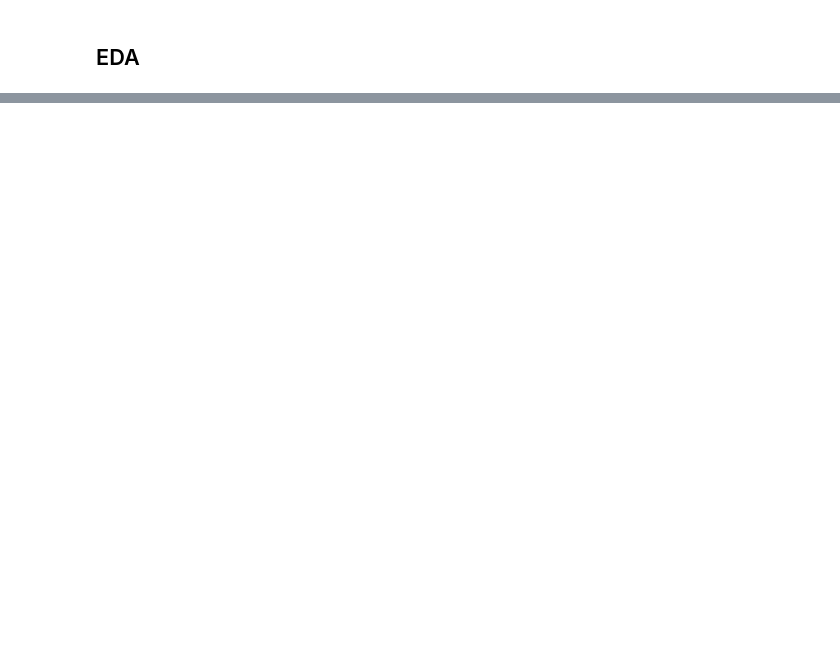
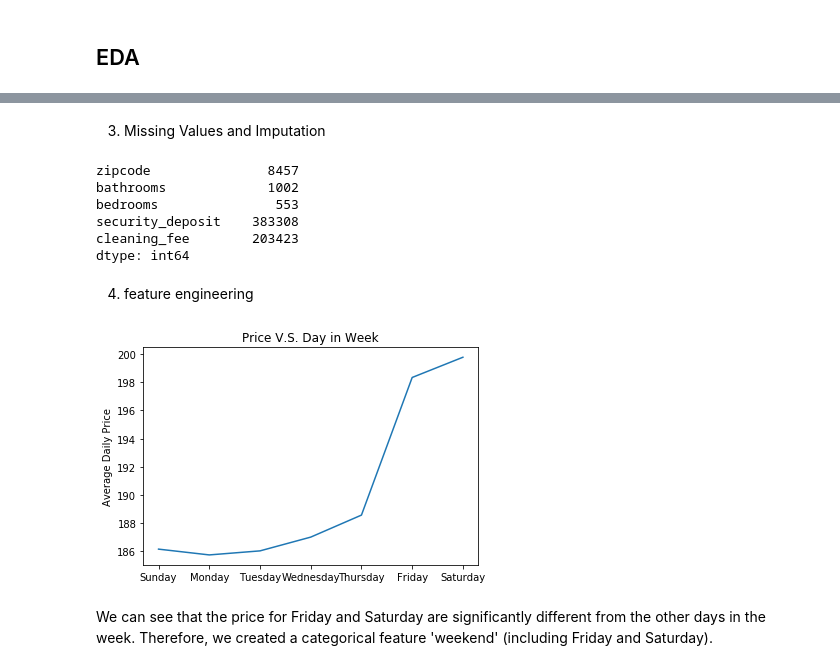
Before and after one commit to YimingXu1213/AirbnbPricing, a Jupyter notebook: Model/EDA_baselineModel.ipynb, the cells around one changed output, grey strips where cells are left out. Drawn from its saved outputs; the diff is of its cells as text; code cells hidden in the pictures; blank space fills up the shorter version.

```diff
--- a/Model/EDA_baselineModel.ipynb
+++ b/Model/EDA_baselineModel.ipynb
@@ -80,0 +36,4 @@ df_listing
+# %%
+# merge according to list_id and id
+df_all = df_calendar.merge(df_listing, left_on = 'listing_id', right_on = 'id', suffixes=('_daily', '_average'))
+df_all = df_all.drop(['id'], axis = 1)
@@ -80,0 +42,5 @@ df_listing
+# %%
+column_interested = ['listing_id', 'date', 'price_daily', 'unavailable', 'dayWeek', 'month', 'host_since', 'zipcode', 'property_type', 'room_type', 'accommodates', 'bathrooms', 'bedrooms',
+'beds', 'bed_type','security_deposit', 'cleaning_fee','guests_included', 'extra_people']
+
+df_clean = df_all[column_interested]
@@ -80,0 +50,35 @@ df_listing
+# %% [markdown]
+3. Missing Values and Imputation
+# %%
+df_clean.isna().sum()[df_clean.isna().sum() != 0]
+# %% [output]
+zipcode               8457
+bathrooms             1002
+bedrooms               553
+security_deposit    383308
+cleaning_fee        203423
+dtype: int64
+# %%
+impute_zero = ['security_deposit', 'cleaning_fee', 'bathrooms', 'bedrooms']
+keep_nan = ['zipcode']
+
+df_clean[impute_zero] = df_clean[impute_zero].fillna(0)
+# %% [markdown]
+4. feature engineering
+# %%
+# create host_length (enter 0 when doing our optimization)
+df_clean['host_length'] = df_clean['date'] - df_clean['host_since']
+# %%
+# extract important features from date info
+weekDay_price = df_clean.groupby(['dayWeek'])['price_daily'].mean()
+
+weekDay_order_index = ['Sunday', 'Monday', 'Tuesday', 'Wednesday', 'Thursday', 'Friday', 'Saturday']
+weekDay_oder_value = [weekDay_price[x] for x in weekDay_order_index]
+
+plt.plot(weekDay_order_index, weekDay_oder_value)
+plt.ylabel('Average Daily Price')
+plt.title('Price V.S. Day in Week');
+# %% [output]
+[figure, added]
+# %% [markdown]
+We can see that the price for Friday and Saturday are significantly different from the other days in the week. Therefore, we created a categorical feature 'weekend' (including Friday and Saturday).
```
Also changed, not shown: parts of 27 cells of this notebook.
